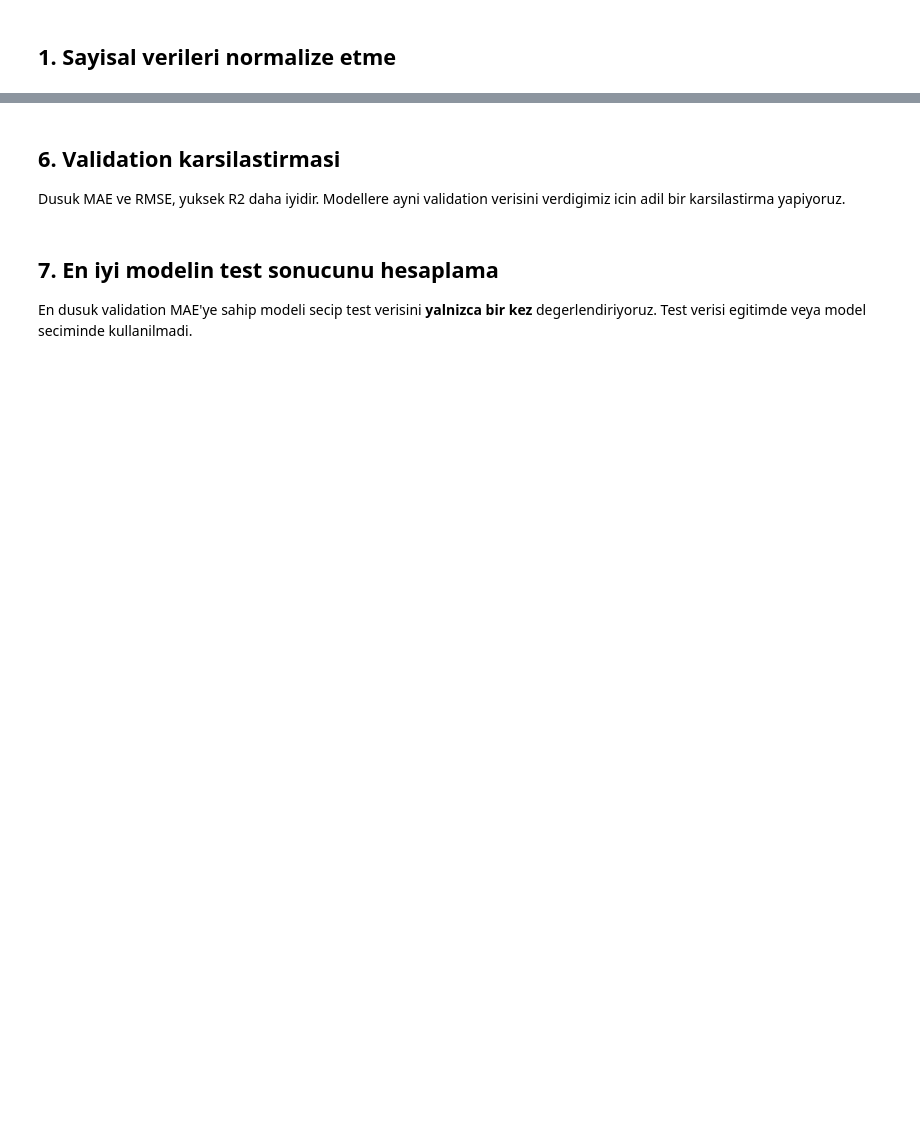
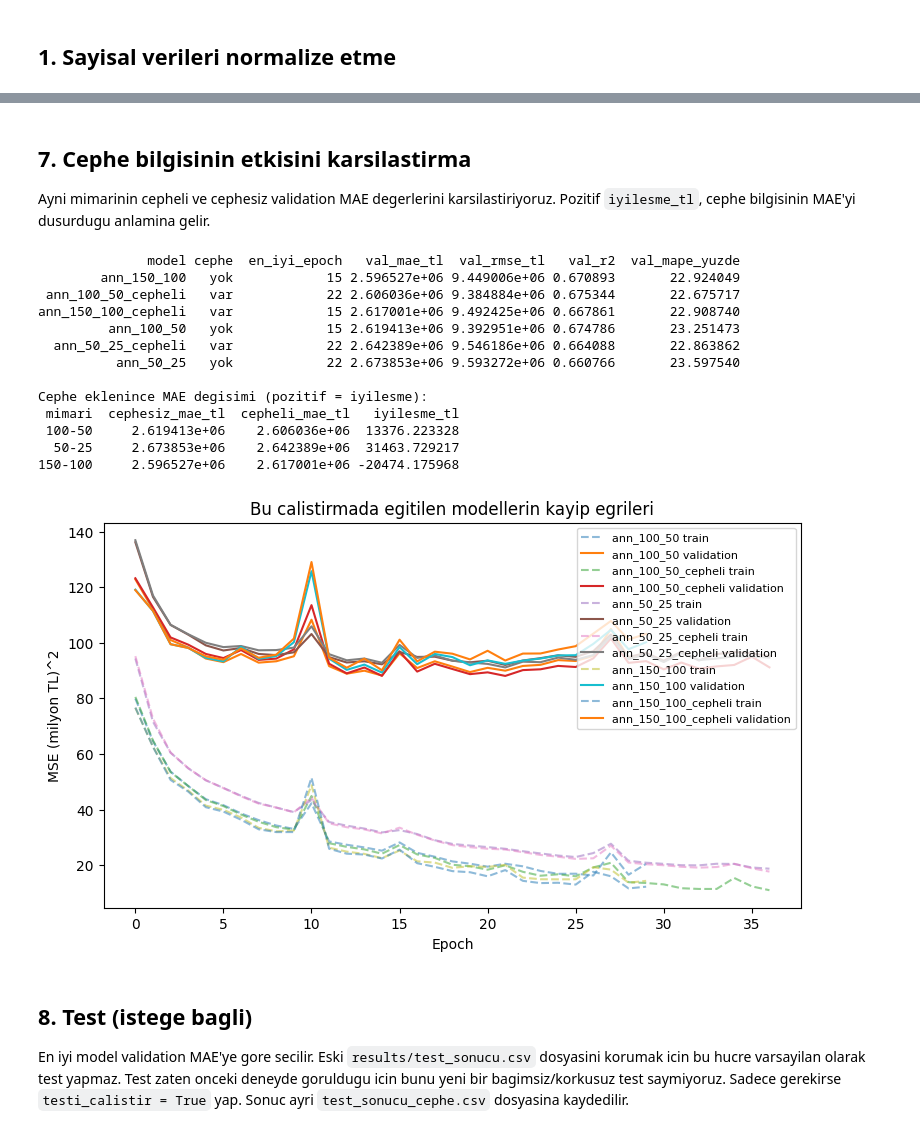
Before and after one commit to umutkis/house-price-prediction, a Jupyter notebook: src/02_train_model.ipynb, the cells around one changed output, grey strips where cells are left out. Saved outputs shown, nothing was run; the diff lists cells and outputs as text; code cells hidden in the pictures; blank space fills up the shorter version.

Commit message:
feat: ann egitimi model karsilastirmasi ve test tamamlandi

```diff
--- a/src/02_train_model.ipynb
+++ b/src/02_train_model.ipynb
@@ -104,0 +143,4 @@ Ayni train ve validation verileriyle 100-50, 50-25 ve 150-100 modellerini karsil
+# %%
+X_train_tf_cepheli = tf.constant(X_train_cepheli.to_numpy(dtype=np.float32))
+X_val_tf_cepheli = tf.constant(X_val_cepheli.to_numpy(dtype=np.float32))
+X_test_tf_cepheli = tf.constant(X_test_cepheli.to_numpy(dtype=np.float32))
@@ -105,8 +151,8 @@ Ayni train ve validation verileriyle 100-50, 50-25 ve 150-100 modellerini karsil
 # %%
 mimariler = [(100, 50), (50, 25), (150, 100)]
 
-modeller_klasoru = proje / "models"
-sonuclar_klasoru = proje / "results"
+modeller_klasoru = Path("../models")
+sonuclar_klasoru = Path("../results")
 modeller_klasoru.mkdir(parents=True, exist_ok=True)
 sonuclar_klasoru.mkdir(parents=True, exist_ok=True)
 # %% [markdown]
@@ -116,7 +162,5 @@ Keras kullanmadan tf.Variable, tf.GradientTape ve Adam ile egitim yapiyoruz. Her
 # %%
-def model_olustur(birinci, ikinci):
-    giris = int(X_train_tf.shape[1])
-
+def model_olustur(birinci, ikinci, giris):
     w1 = tf.Variable(tf.random.normal([giris, birinci], stddev=(2.0 / giris) ** 0.5))
     b1 = tf.Variable(tf.zeros([birinci]))
 
@@ -251,20 +381,53 @@ karsilastirma
 # %% [markdown]
-## 6. Validation karsilastirmasi
+## 7. Cephe bilgisinin etkisini karsilastirma
 
-Dusuk MAE ve RMSE, yuksek R2 daha iyidir. Modellere ayni validation verisini verdigimiz icin adil bir karsilastirma yapiyoruz.
+Ayni mimarinin cepheli ve cephesiz validation MAE degerlerini karsilastiriyoruz. Pozitif `iyilesme_tl`, cephe bilgisinin MAE'yi dusurdugu anlamina gelir.
 # %%
-print(karsilastirma[["model", "en_iyi_epoch", "val_mae_tl", "val_rmse_tl", "val_r2", "val_mape_yuzde"]].to_string(index=False))
+print(karsilastirma[["model", "cephe", "en_iyi_epoch", "val_mae_tl", "val_rmse_tl", "val_r2", "val_mape_yuzde"]].to_string(index=False))
+
+etkiler = []
+for birinci, ikinci in mimariler:
+    isim = f"ann_{birinci}_{ikinci}"
+    cephesiz_mae = karsilastirma.loc[karsilastirma["model"] == isim, "val_mae_tl"].iloc[0]
+    cepheli_mae = karsilastirma.loc[karsilastirma["model"] == isim + "_cepheli", "val_mae_tl"].iloc[0]
+    etkiler.append({
+        "mimari": f"{birinci}-{ikinci}",
+        "cephesiz_mae_tl": cephesiz_mae,
+        "cepheli_mae_tl": cepheli_mae,
+        "iyilesme_tl": cephesiz_mae - cepheli_mae,
+    })
+
+cephe_etkisi = pd.DataFrame(etkiler)
+cephe_etkisi.to_csv(sonuclar_klasoru / "cephe_etkisi.csv", index=False)
+print("\nCephe eklenince MAE degisimi (pozitif = iyilesme):")
+print(cephe_etkisi.to_string(index=False))
 
 plt.figure(figsize=(9, 5))
 for isim, (train_gecmisi, val_gecmisi) in gecmisler.items():
-    plt.plot(val_gecmisi, label=isim)
+    plt.plot(train_gecmisi, linestyle="--", alpha=0.5, label=isim + " train")
+    plt.plot(val_gecmisi, label=isim + " validation")
 plt.xlabel("Epoch")
-plt.ylabel("Validation MSE (milyon TL)^2")
-plt.title("Uc ANN modelinin validation kaybi")
-plt.legend()
+plt.ylabel("MSE (milyon TL)^2")
+plt.title("Bu calistirmada egitilen modellerin kayip egrileri")
+plt.legend(fontsize=8)
 plt.show()
+# %% [output]
+              model cephe  en_iyi_epoch   val_mae_tl  val_rmse_tl   val_r2  val_mape_yuzde
+        ann_150_100   yok            15 2.596527e+06 9.449006e+06 0.670893       22.924049
+ ann_100_50_cepheli   var            22 2.606036e+06 9.384884e+06 0.675344       22.675717
+ann_150_100_cepheli   var            15 2.617001e+06 9.492425e+06 0.667861       22.908740
+         ann_100_50   yok            15 2.619413e+06 9.392951e+06 0.674786       23.251473
+  ann_50_25_cepheli   var            22 2.642389e+06 9.546186e+06 0.664088       22.863862
+          ann_50_25   yok            22 2.673853e+06 9.593272e+06 0.660766       23.597540
+
+Cephe eklenince MAE degisimi (pozitif = iyilesme):
+ mimari  cephesiz_mae_tl  cepheli_mae_tl   iyilesme_tl
+ 100-50     2.619413e+06    2.606036e+06  13376.223328
+  50-25     2.673853e+06    2.642389e+06  31463.729217
+150-100     2.596527e+06    2.617001e+06 -20474.175968
+[figure, added]
 # %% [markdown]
-## 7. En iyi modelin test sonucunu hesaplama
+## 8. Test (istege bagli)
 
-En dusuk validation MAE'ye sahip modeli secip test verisini **yalnizca bir kez** degerlendiriyoruz. Test verisi egitimde veya model seciminde kullanilmadi.
+En iyi model validation MAE'ye gore secilir. Eski `results/test_sonucu.csv` dosyasini korumak icin bu hucre varsayilan olarak test yapmaz. Test zaten onceki deneyde goruldugu icin bunu yeni bir bagimsiz/korkusuz test saymiyoruz. Sadece gerekirse `testi_calistir = True` yap. Sonuc ayri `test_sonucu_cephe.csv` dosyasina kaydedilir.
 # %%
```
Also changed, not shown: parts of 21 cells of this notebook, 30 other files.
